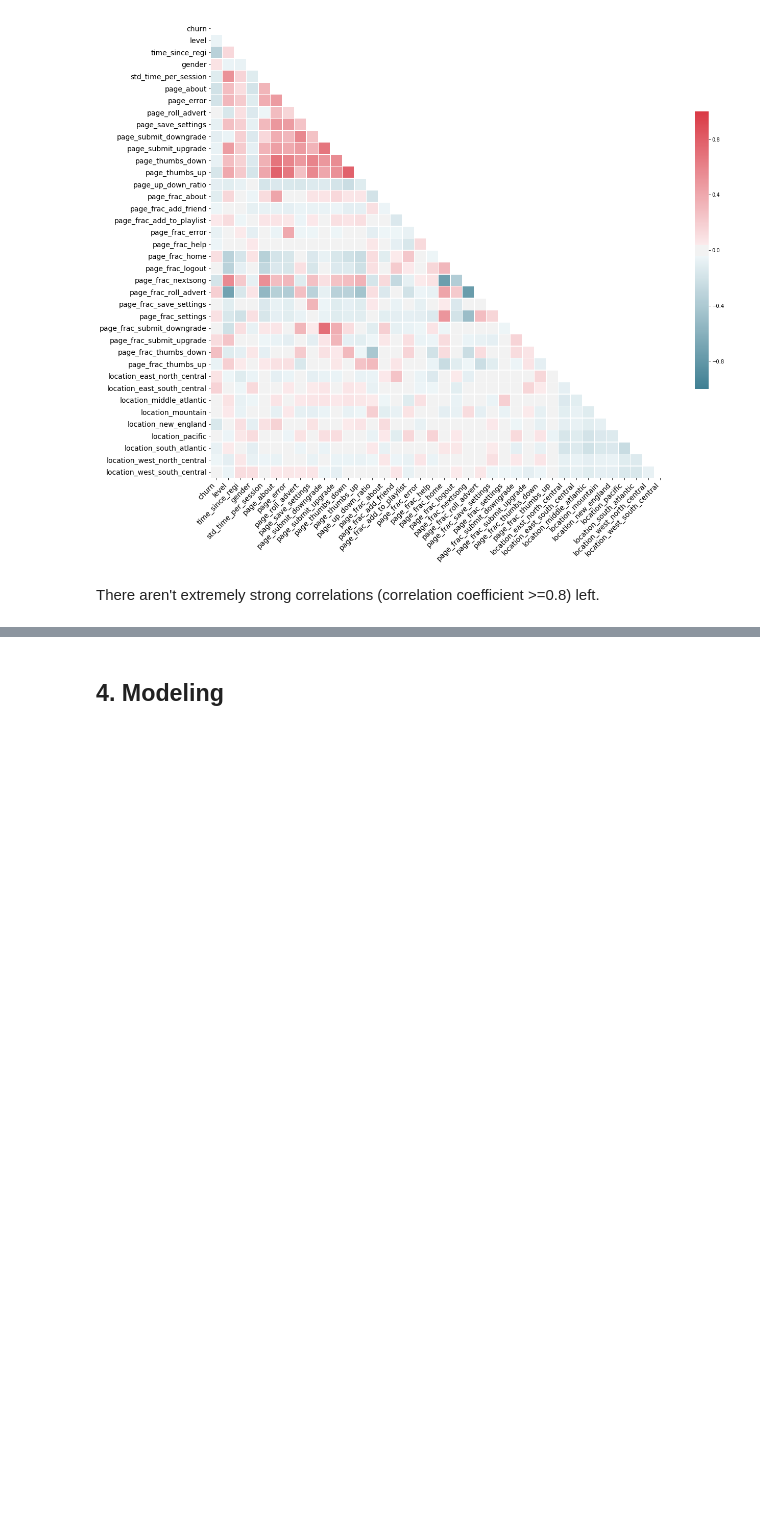
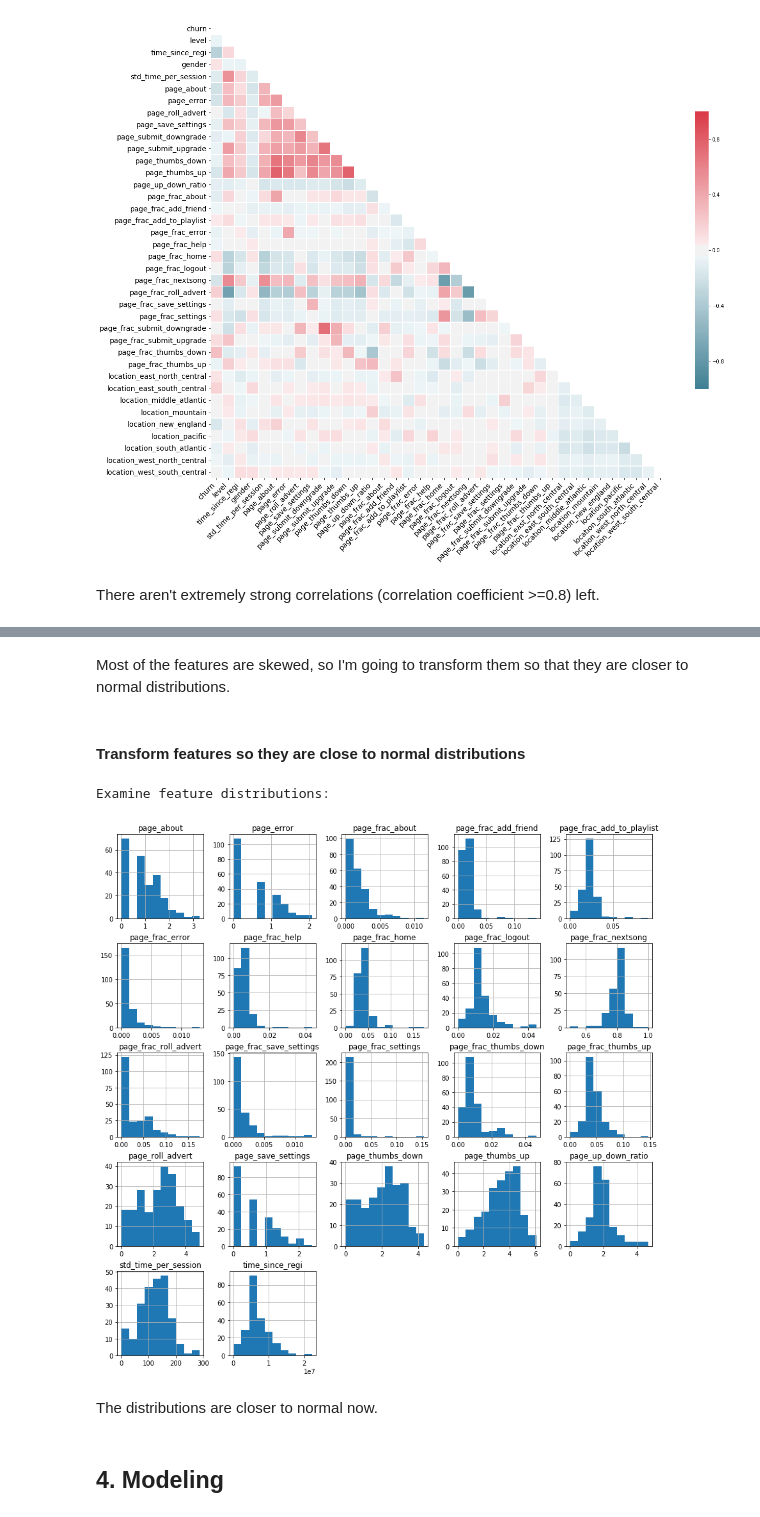
Before and after one commit to angang-li/sparkify, a Jupyter notebook: Sparkify.ipynb, the cells around one changed output, grey strips where cells are left out. Saved outputs shown, nothing was run; the diff lists cells and outputs as text; code cells hidden in the pictures; blank space fills up the shorter version.

Commit message:
Apply feature transformation

```diff
--- a/Sparkify.ipynb
+++ b/Sparkify.ipynb
@@ -1306,3 +1350,34 @@ There aren't extremely strong correlations (correlation coefficient >=0.8) left.
+# %% [markdown]
+Most of the features are skewed, so I'm going to transform them so that they are closer to normal distributions.
+# %% [markdown]
+#### Transform features so they are close to normal distributions
+# %%
+to_sqrt = ['std_time_per_session']
+to_log = [
+    'page_about', 'page_error', 'page_roll_advert', 'page_save_settings',
+    'page_thumbs_down', 'page_frac_about', 'page_frac_add_friend',
+    'page_frac_add_to_playlist', 'page_frac_error', 'page_frac_help',
+    'page_frac_home', 'page_frac_logout', 'page_frac_roll_advert',
+    'page_frac_save_settings', 'page_frac_settings',
+    'page_frac_submit_downgrade', 'page_frac_submit_upgrade',
+    'page_frac_thumbs_down', 'page_settings', 'page_thumbs_up',
+    'page_up_down_ratio'
+]
+
+for col_name in col_names:
+    if col_name in to_sqrt:
+        dataset = dataset.withColumn(col_name, sqrt(dataset[col_name]+1))
+    elif col_name in to_log:
+        dataset = dataset.withColumn(col_name, log(dataset[col_name]+1))
+
+print("Examine feature distributions:")
+dataset_pd = dataset.toPandas()
+dataset_pd[col_names].hist(figsize=(15,15));
+# %% [output]
+Examine feature distributions:
+[figure, added]
+# %% [markdown]
+The distributions are closer to normal now.
 # %% [markdown]
 ## 4. Modeling
 # %% [markdown]
```
Also changed, not shown: parts of 7 cells of this notebook.
